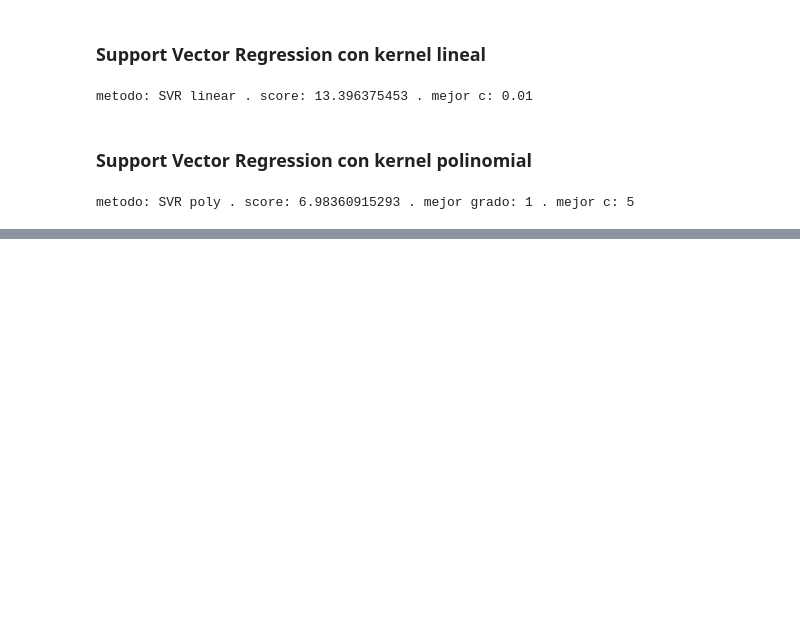
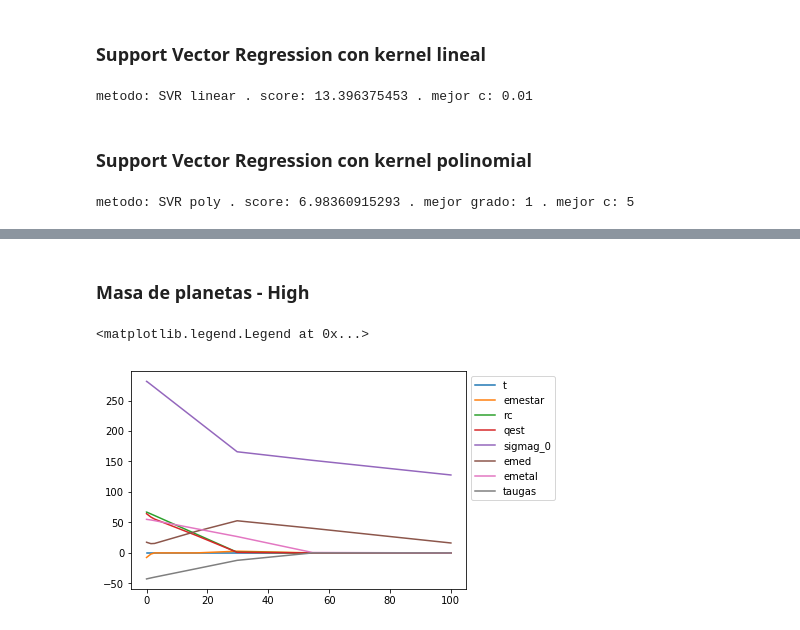
Before and after one commit to avelasquez13/AndreaVelasquez_Tarea3, a Jupyter notebook: Haciendo_planetas.ipynb, the cells around one changed output, grey strips where cells are left out. Saved outputs shown, nothing was run; the diff lists cells and outputs as text; code cells hidden in the pictures; blank space fills up the shorter version.

```diff
--- a/Haciendo_planetas.ipynb
+++ b/Haciendo_planetas.ipynb
@@ -307,0 +355,16 @@ metodo: SVR poly . score: 6.98360915293 . mejor grado: 1 . mejor c: 5
+# %% [markdown]
+### Masa de planetas - High
+# %%
+alph = logspace(-3,2, num=20)
+coeffs = np.zeros((20, 8))
+for i in range(len(alph)):
+    a=alph[i]
+    clf = linear_model.Lasso(alpha=a, tol=0.00001)
+    clf.fit(Scale_high, masa_plan_high)
+    coeffs[i]=clf.coef_
+for i in range(len(coeffs[1,:])):
+    plt.plot(alph,coeffs[:,i], label=labels[i])
+plt.legend(bbox_to_anchor=(1., 1, 1., 0.), loc=2)
+# %% [output]
+<matplotlib.legend.Legend at 0x...>
+[figure, added]
```
Also changed, not shown: parts of 19 cells of this notebook.
